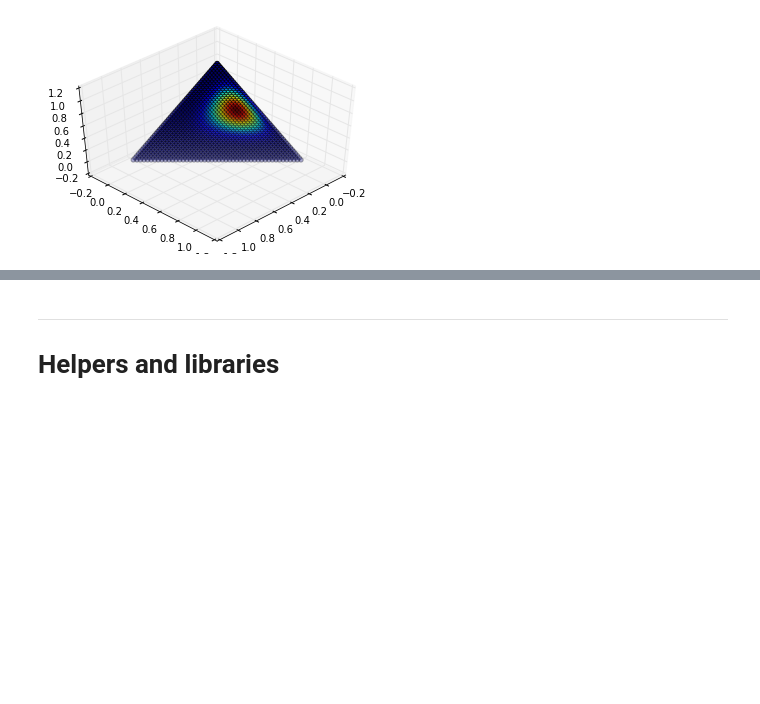
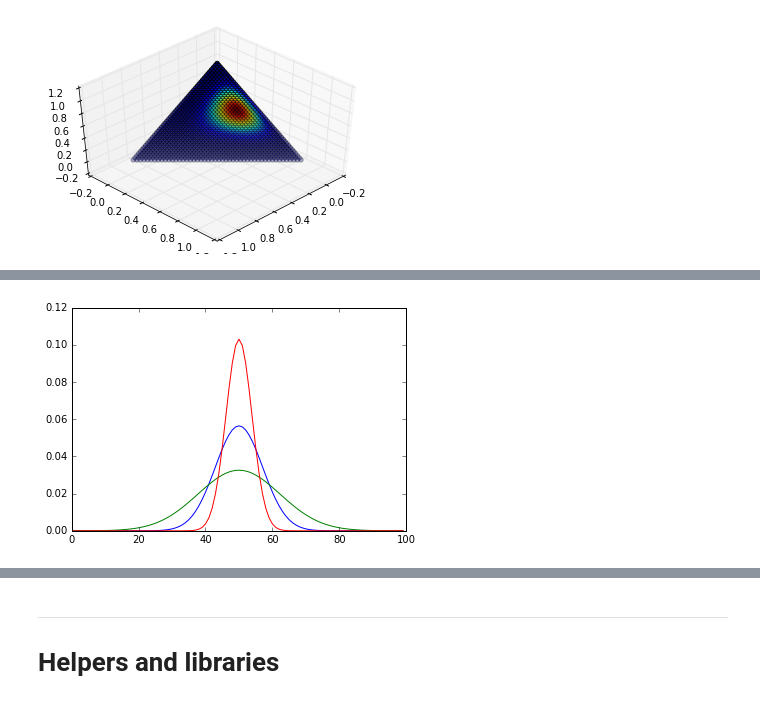
Before and after one commit to justayak/playground, a Jupyter notebook: computer_vision/probability.ipynb, the cells around one changed output, grey strips where cells are left out. Cells and saved outputs as stored; diff of their text form; code cells hidden in the pictures; blank space fills up the shorter version.

```diff
--- a/computer_vision/probability.ipynb
+++ b/computer_vision/probability.ipynb
@@ -216,0 +224,22 @@ plt.show()
+# %%
+def gen_norm(mu, sigma_sq):
+    p = 1 / math.sqrt(2 * math.pi * sigma_sq)
+    return lambda x : p * math.exp(-0.5 * ((x-mu)**2)/sigma_sq)
+
+norm1 = gen_norm(50, 50)
+norm2 = gen_norm(50, 150)
+norm3 = gen_norm(50, 15)
+a = []
+b = []
+c = []
+for i in range(100):
+    a.append(norm1(i))
+    b.append(norm2(i))
+    c.append(norm3(i))
+
+plt.plot(a)
+plt.plot(b)
+plt.plot(c)
+plt.show()
+# %% [output]
+[figure, added]
```
Also changed, not shown: parts of 3 cells of this notebook.
